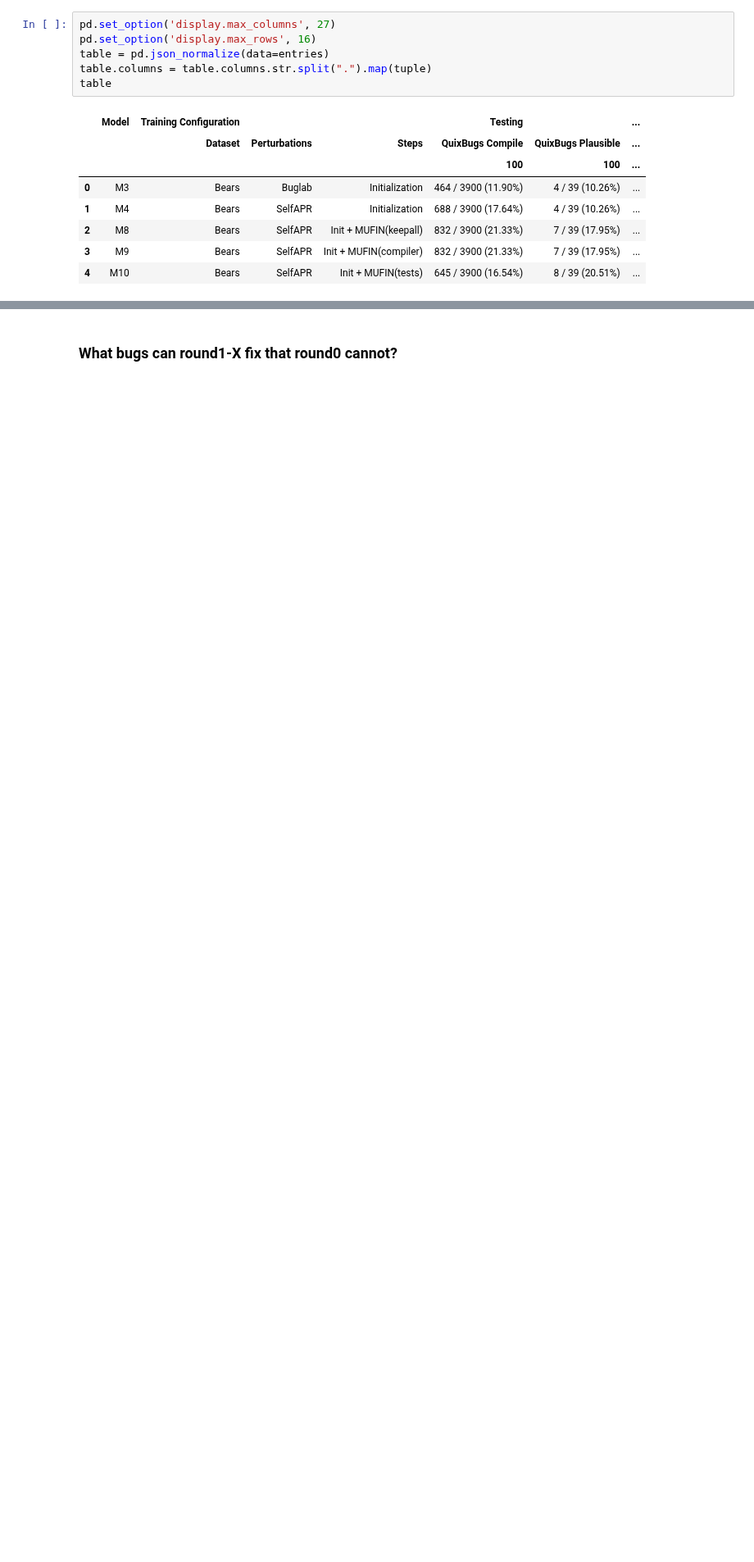
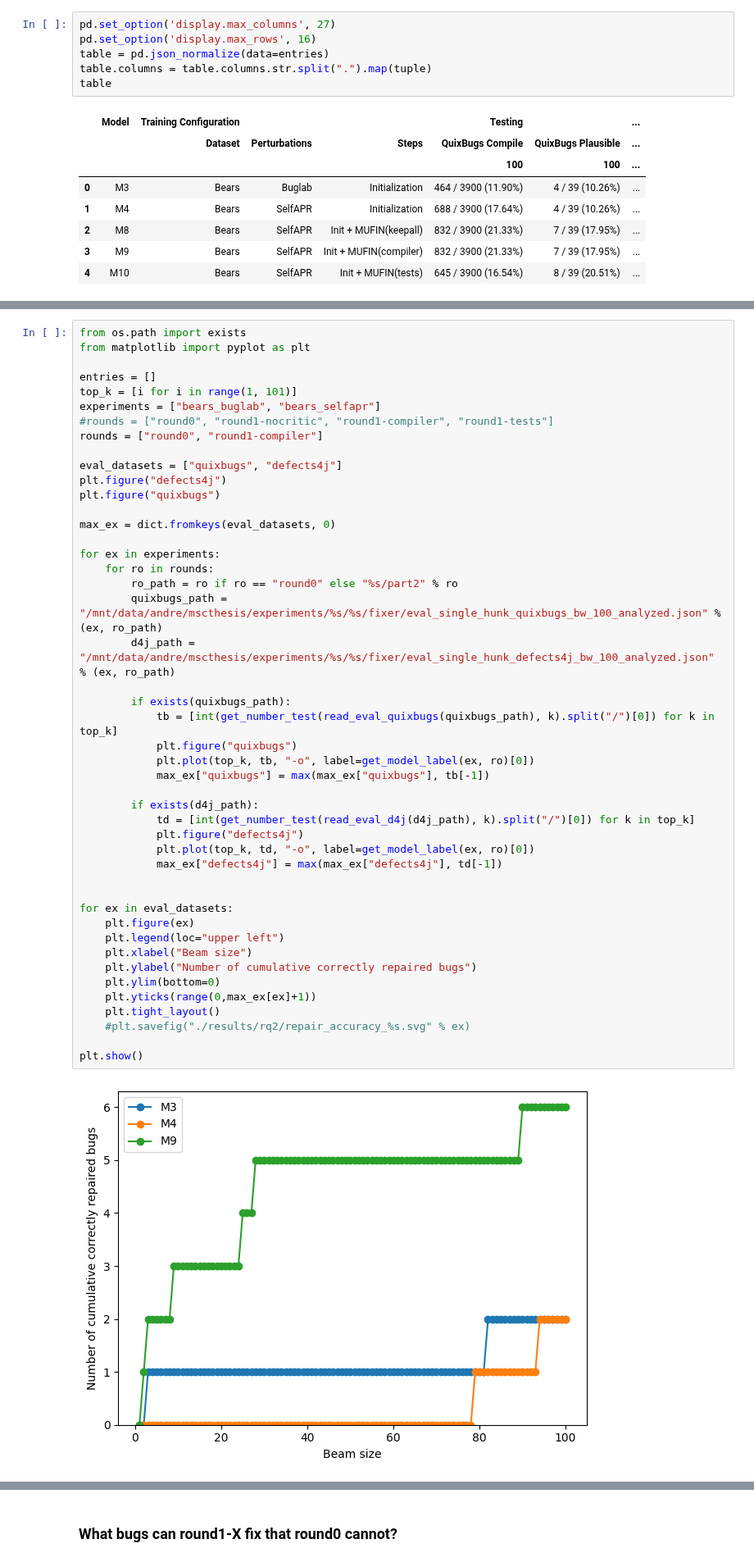
Before and after one commit to andre15silva/mufin, a Jupyter notebook: models_analysis.ipynb, the cells around one changed output, grey strips where cells are left out. Shown at 82% size. Drawn from its saved outputs; the diff is of its cells as text; blank space fills up the shorter version.

```diff
--- a/models_analysis.ipynb
+++ b/models_analysis.ipynb
@@ -185,0 +252,48 @@ table
+# %%
+from os.path import exists
+from matplotlib import pyplot as plt
+
+entries = []
+top_k = [i for i in range(1, 101)]
+experiments = ["bears_buglab", "bears_selfapr"]
+#rounds = ["round0", "round1-nocritic", "round1-compiler", "round1-tests"]
+rounds = ["round0", "round1-compiler"]
+
+eval_datasets = ["quixbugs", "defects4j"]
+plt.figure("defects4j")
+plt.figure("quixbugs")
+
+max_ex = dict.fromkeys(eval_datasets, 0)
+
+for ex in experiments:
+    for ro in rounds:
+        ro_path = ro if ro == "round0" else "%s/part2" % ro
+        quixbugs_path = "/mnt/data/andre/mscthesis/experiments/%s/%s/fixer/eval_single_hunk_quixbugs_bw_100_analyzed.json" % (ex, ro_path)
+        d4j_path = "/mnt/data/andre/mscthesis/experiments/%s/%s/fixer/eval_single_hunk_defects4j_bw_100_analyzed.json" % (ex, ro_path)
+
+        if exists(quixbugs_path):
+            tb = [int(get_number_test(read_eval_quixbugs(quixbugs_path), k).split("/")[0]) for k in top_k]
+            plt.figure("quixbugs")
+            plt.plot(top_k, tb, "-o", label=get_model_label(ex, ro)[0])
+            max_ex["quixbugs"] = max(max_ex["quixbugs"], tb[-1])
+
+        if exists(d4j_path):
+            td = [int(get_number_test(read_eval_d4j(d4j_path), k).split("/")[0]) for k in top_k]
+            plt.figure("defects4j")
+            plt.plot(top_k, td, "-o", label=get_model_label(ex, ro)[0])
+            max_ex["defects4j"] = max(max_ex["defects4j"], td[-1])
+
+
+for ex in eval_datasets:
+    plt.figure(ex)
+    plt.legend(loc="upper left")
+    plt.xlabel("Beam size")
+    plt.ylabel("Number of cumulative correctly repaired bugs")
+    plt.ylim(bottom=0)
+    plt.yticks(range(0,max_ex[ex]+1))
+    plt.tight_layout()
+    #plt.savefig("./results/rq2/repair_accuracy_%s.svg" % ex)
+
+plt.show()
+# %% [output]
+[figure, added]
```
Also changed, not shown: parts of 14 cells of this notebook, 2 other files.
